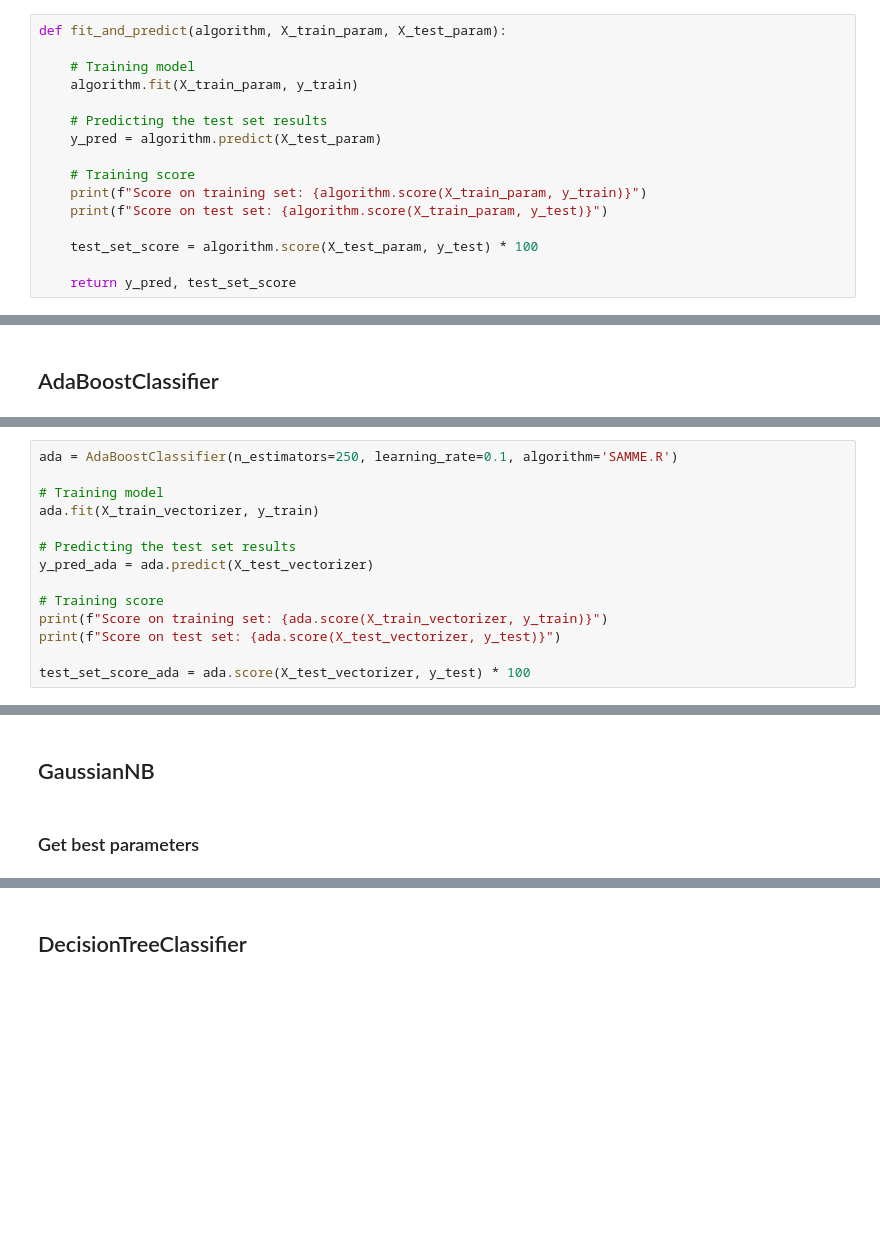
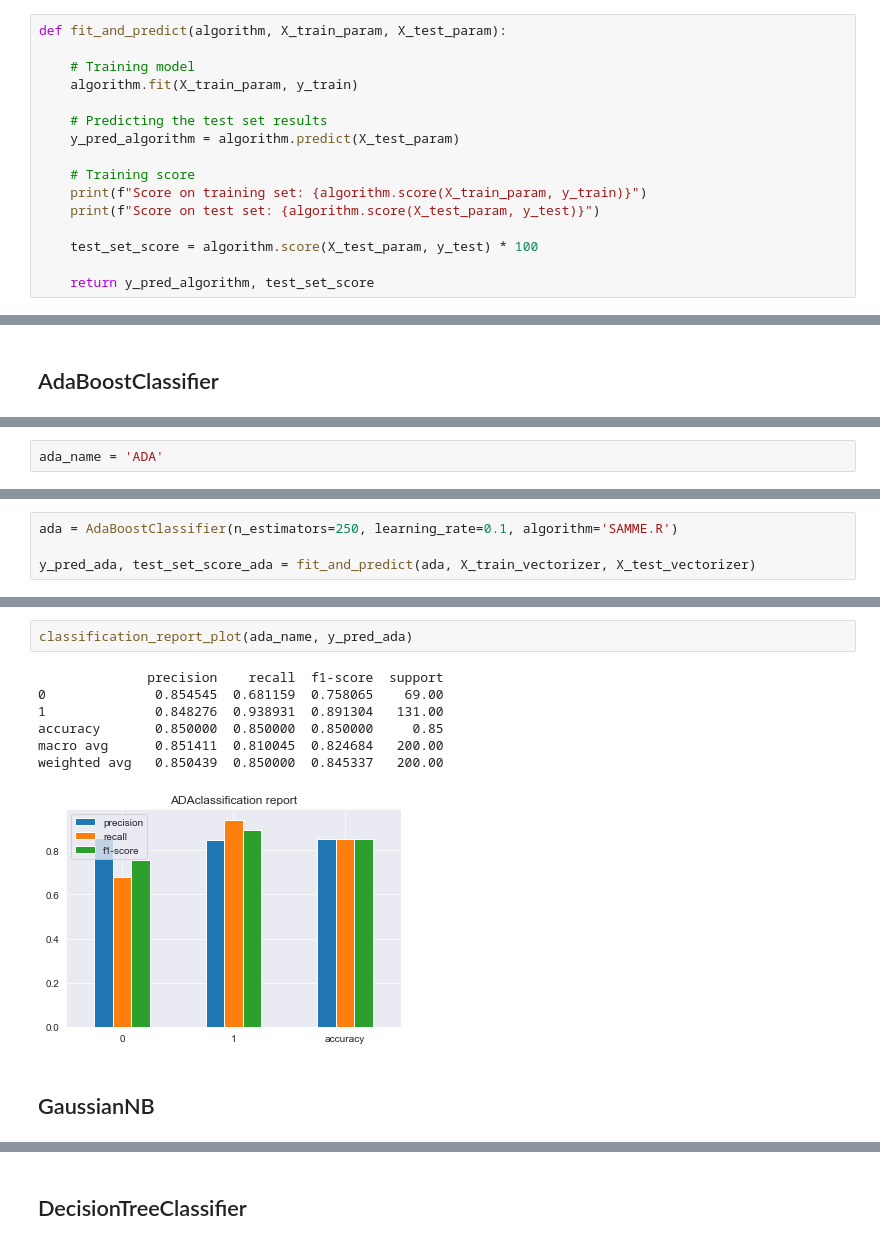
Before and after one commit to AT181903/YelpDatasetAnalysis, a Jupyter notebook: reviews_task.ipynb, the cells around one changed output, grey strips where cells are left out. Cells and saved outputs as stored; diff of their text form; blank space fills up the shorter version.

```diff
--- a/reviews_task.ipynb
+++ b/reviews_task.ipynb
@@ -316,15 +320,15 @@ def fit_and_predict(algorithm, X_train_param, X_test_param):
     algorithm.fit(X_train_param, y_train)
 
     # Predicting the test set results
-    y_pred = algorithm.predict(X_test_param)
+    y_pred_algorithm = algorithm.predict(X_test_param)
 
     # Training score
     print(f"Score on training set: {algorithm.score(X_train_param, y_train)}")
-    print(f"Score on test set: {algorithm.score(X_train_param, y_test)}")
+    print(f"Score on test set: {algorithm.score(X_test_param, y_test)}")
 
     test_set_score = algorithm.score(X_test_param, y_test) * 100
 
-    return y_pred, test_set_score
+    return y_pred_algorithm, test_set_score
 # %% [markdown]
 ### Confusion Matrix
 # %%
@@ -355 +364,3 @@ def classification_report_plot(algorithm_name, y_pred_algorithm):
+# %%
+ada_name = 'ADA'
 # %%
@@ -374,14 +375,0 @@ Fitting 5 folds for each of 20 candidates, totalling 100 fits
-# %%
-ada = AdaBoostClassifier(n_estimators=250, learning_rate=0.1, algorithm='SAMME.R')
-
-# Training model
-ada.fit(X_train_vectorizer, y_train)
-
-# Predicting the test set results
-y_pred_ada = ada.predict(X_test_vectorizer)
-
-# Training score
-print(f"Score on training set: {ada.score(X_train_vectorizer, y_train)}")
-print(f"Score on test set: {ada.score(X_test_vectorizer, y_test)}")
-
-test_set_score_ada = ada.score(X_test_vectorizer, y_test) * 100
@@ -426,0 +376,4 @@ df_ada_report
+# %%
+ada = AdaBoostClassifier(n_estimators=250, learning_rate=0.1, algorithm='SAMME.R')
+
+y_pred_ada, test_set_score_ada = fit_and_predict(ada, X_train_vectorizer, X_test_vectorizer)
@@ -427,4 +387,12 @@ df_ada_report
+# %%
+classification_report_plot(ada_name, y_pred_ada)
+# %% [output]
+              precision    recall  f1-score  support
+0              0.854545  0.681159  0.758065    69.00
+1              0.848276  0.938931  0.891304   131.00
+accuracy       0.850000  0.850000  0.850000     0.85
+macro avg      0.851411  0.810045  0.824684   200.00
+weighted avg   0.850439  0.850000  0.845337   200.00
+[figure, added]
 # %% [markdown]
 ## GaussianNB
-# %% [markdown]
-### Get best parameters
```
Also changed, not shown: parts of 91 cells of this notebook.
